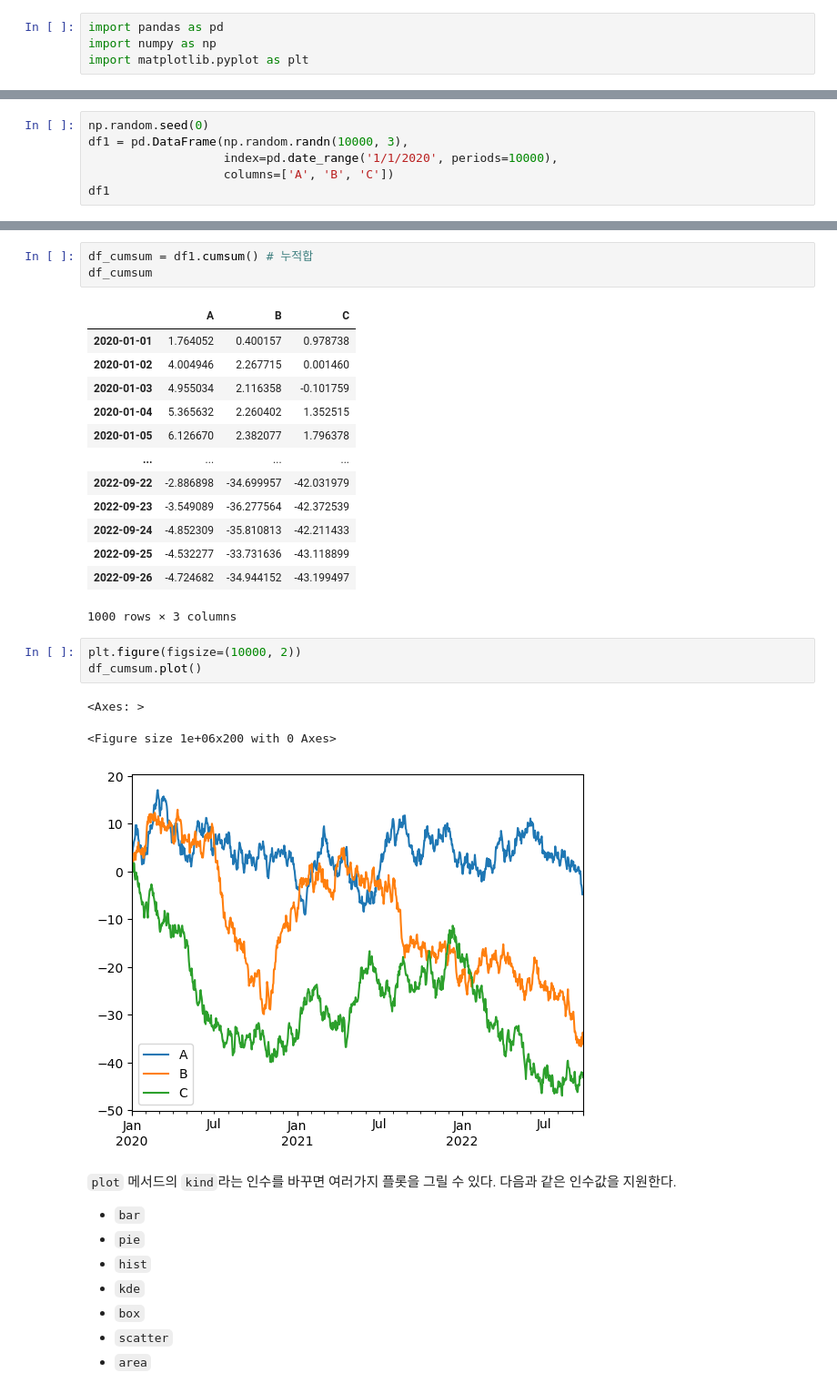
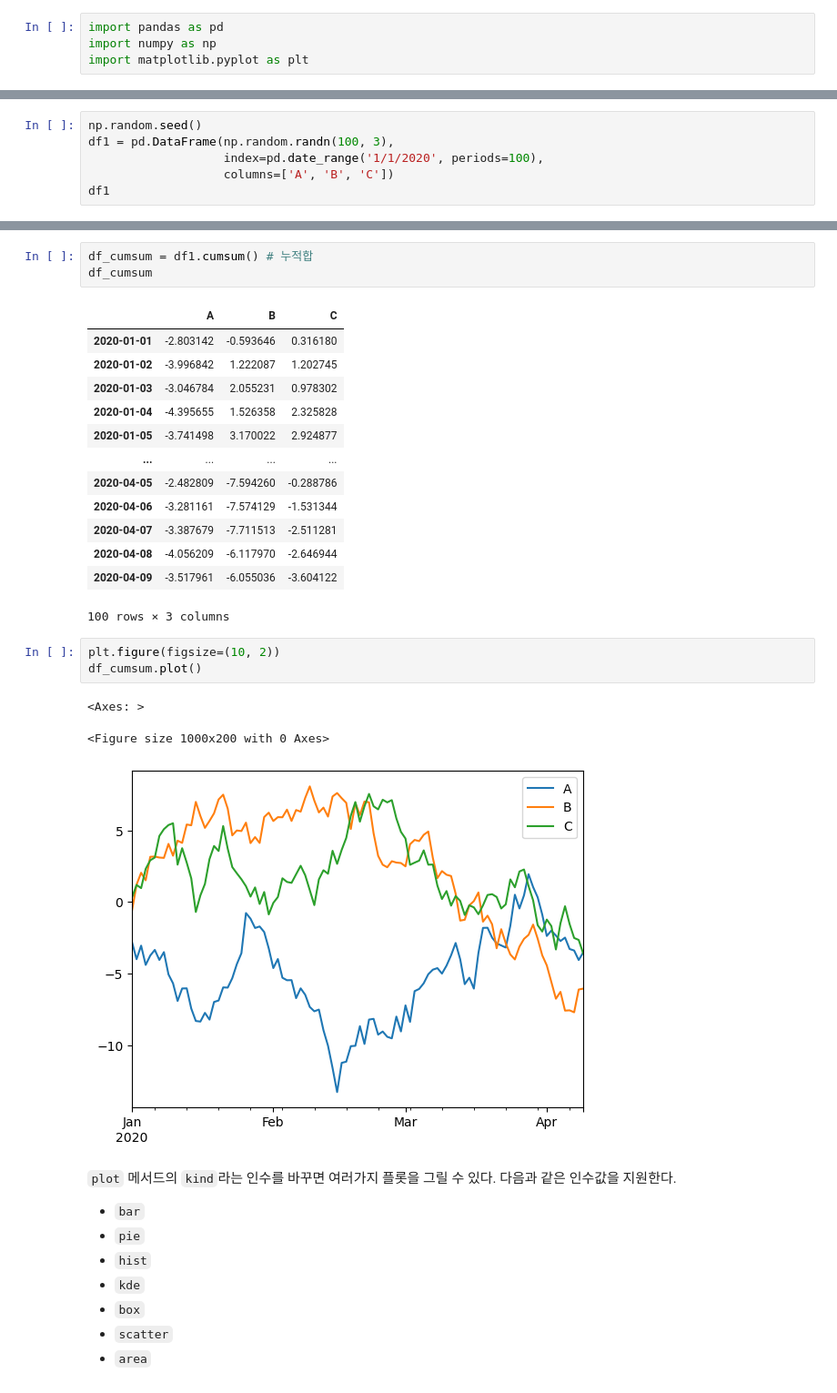
Before and after one commit to wo2young/wooyoung, a Jupyter notebook: python-1204/데이터 분석/Matplotlib/[Matplotlib실습] 05.05 Pandas의 시각화 기능.ipynb, the cells around one changed output, grey strips where cells are left out. Shown: that part at 91% size. Drawn from its saved outputs; the diff is of its cells as text.

```diff
--- a/python-1204/데이터 분석/Matplotlib/[Matplotlib실습] 05.05 Pandas의 시각화 기능.ipynb
+++ b/python-1204/데이터 분석/Matplotlib/[Matplotlib실습] 05.05 Pandas의 시각화 기능.ipynb
@@ -29,7 +29,7 @@ array([[-1.30652685,  1.65813068, -0.11816405],
 # %%
-np.random.seed(0)
-df1 = pd.DataFrame(np.random.randn(10000, 3),
-                   index=pd.date_range('1/1/2020', periods=10000),
+np.random.seed()
+df1 = pd.DataFrame(np.random.randn(100, 3),
+                   index=pd.date_range('1/1/2020', periods=100),
                    columns=['A', 'B', 'C'])
 df1
 # %% [output]
@@ -51,25 +51,25 @@ df_cumsum = df1.cumsum() # 누적합
 df_cumsum
 # %% [output]
 |  | A | B | C |
-| 2020-01-01 | 1.764052 | 0.400157 | 0.978738 |
-| 2020-01-02 | 4.004946 | 2.267715 | 0.001460 |
-| 2020-01-03 | 4.955034 | 2.116358 | -0.101759 |
-| 2020-01-04 | 5.365632 | 2.260402 | 1.352515 |
-| 2020-01-05 | 6.126670 | 2.382077 | 1.796378 |
+| 2020-01-01 | -2.803142 | -0.593646 | 0.316180 |
+| 2020-01-02 | -3.996842 | 1.222087 | 1.202745 |
+| 2020-01-03 | -3.046784 | 2.055231 | 0.978302 |
+| 2020-01-04 | -4.395655 | 1.526358 | 2.325828 |
+| 2020-01-05 | -3.741498 | 3.170022 | 2.924877 |
 | ... | ... | ... | ... |
-| 2022-09-22 | -2.886898 | -34.699957 | -42.031979 |
-| 2022-09-23 | -3.549089 | -36.277564 | -42.372539 |
-| 2022-09-24 | -4.852309 | -35.810813 | -42.211433 |
-| 2022-09-25 | -4.532277 | -33.731636 | -43.118899 |
-| 2022-09-26 | -4.724682 | -34.944152 | -43.199497 |
+| 2020-04-05 | -2.482809 | -7.594260 | -0.288786 |
+| 2020-04-06 | -3.281161 | -7.574129 | -1.531344 |
+| 2020-04-07 | -3.387679 | -7.711513 | -2.511281 |
+| 2020-04-08 | -4.056209 | -6.117970 | -2.646944 |
+| 2020-04-09 | -3.517961 | -6.055036 | -3.604122 |
-1000 rows × 3 columns
+100 rows × 3 columns
 # %%
-plt.figure(figsize=(10000, 2))
+plt.figure(figsize=(10, 2))
 df_cumsum.plot()
 # %% [output]
 <Axes: >
-<Figure size 1e+06x200 with 0 Axes>
+<Figure size 1000x200 with 0 Axes>
-[figure, old version]
+[figure, new version]
 # %% [markdown]
 `plot` 메서드의 `kind`라는 인수를 바꾸면 여러가지 플롯을 그릴 수 있다. 다음과 같은 인수값을 지원한다.
 
```
Also changed, not shown: parts of 14 cells of this notebook, 4 other files.
